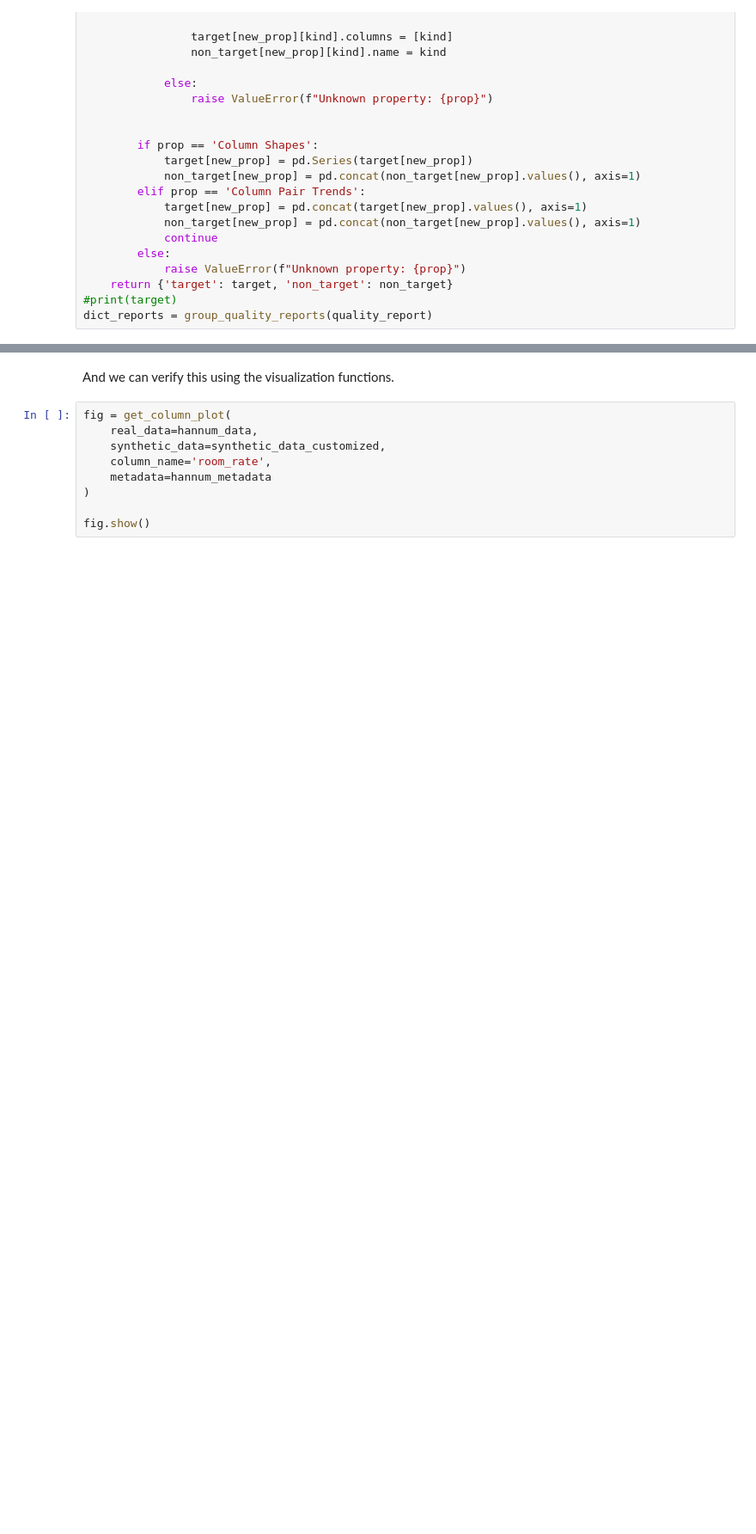
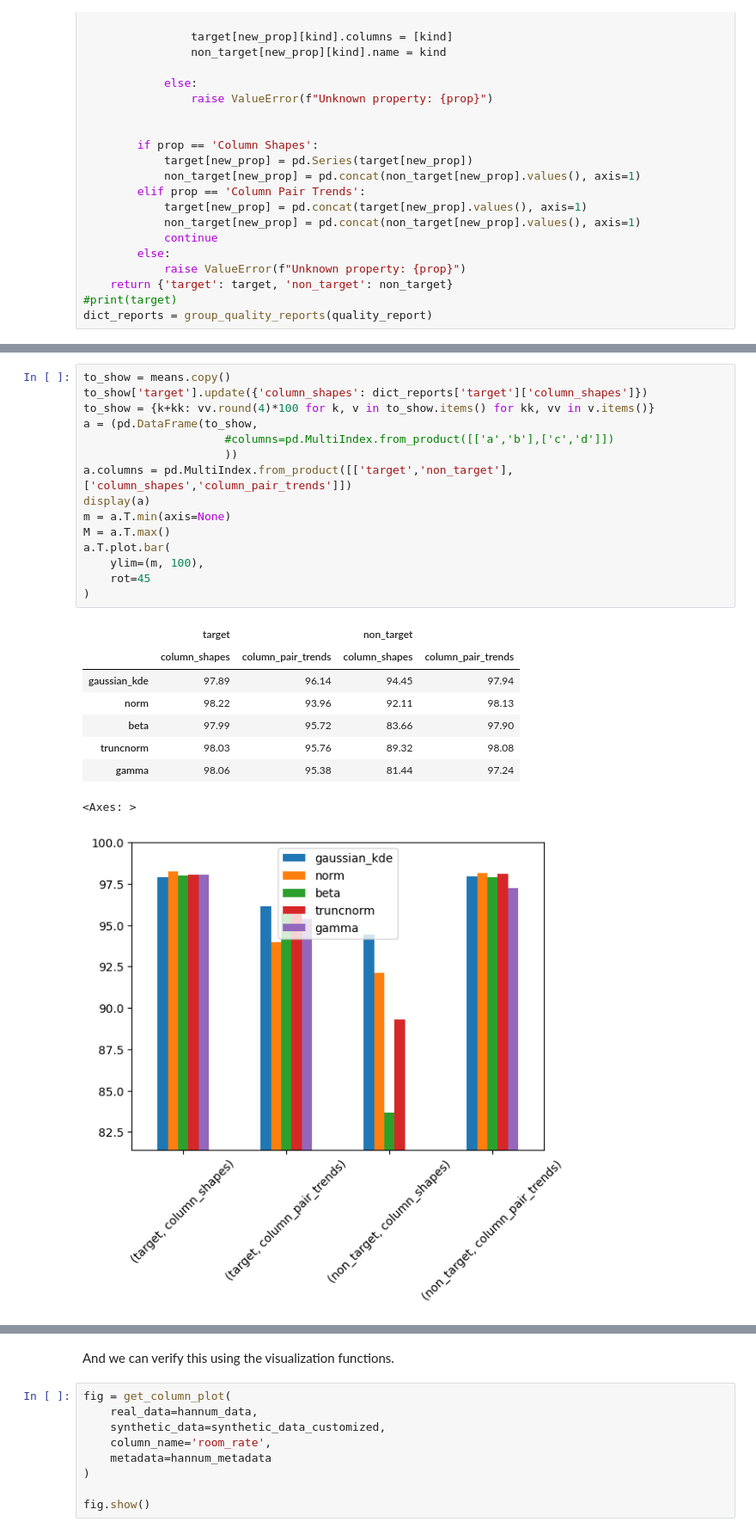
Before and after one commit to FerdinandoR/simulacra, a Jupyter notebook: data_synthesis_hannum.ipynb, the cells around one changed output, grey strips where cells are left out. Shown at 86% size. Saved outputs shown, nothing was run; the diff lists cells and outputs as text; blank space fills up the shorter version.

```diff
--- a/data_synthesis_hannum.ipynb
+++ b/data_synthesis_hannum.ipynb
@@ -473,0 +541,25 @@ plt.show()
+# %%
+to_show = means.copy()
+to_show['target'].update({'column_shapes': dict_reports['target']['column_shapes']})
+to_show = {k+kk: vv.round(4)*100 for k, v in to_show.items() for kk, vv in v.items()}
+a = (pd.DataFrame(to_show,
+                     #columns=pd.MultiIndex.from_product([['a','b'],['c','d']])
+                     ))
+a.columns = pd.MultiIndex.from_product([['target','non_target'],['column_shapes','column_pair_trends']])
+display(a)
+m = a.T.min(axis=None)
+M = a.T.max()
+a.T.plot.bar(
+    ylim=(m, 100),
+    rot=45
+)
+# %% [output]
+|  | target |  | non_target |  |
+|  | column_shapes | column_pair_trends | column_shapes | column_pair_trends |
+| gaussian_kde | 97.89 | 96.14 | 94.45 | 97.94 |
+| norm | 98.22 | 93.96 | 92.11 | 98.13 |
+| beta | 97.99 | 95.72 | 83.66 | 97.90 |
+| truncnorm | 98.03 | 95.76 | 89.32 | 98.08 |
+| gamma | 98.06 | 95.38 | 81.44 | 97.24 |
+<Axes: >
+[figure, added]
```
Also changed, not shown: parts of 14 cells of this notebook, 6 other files.
